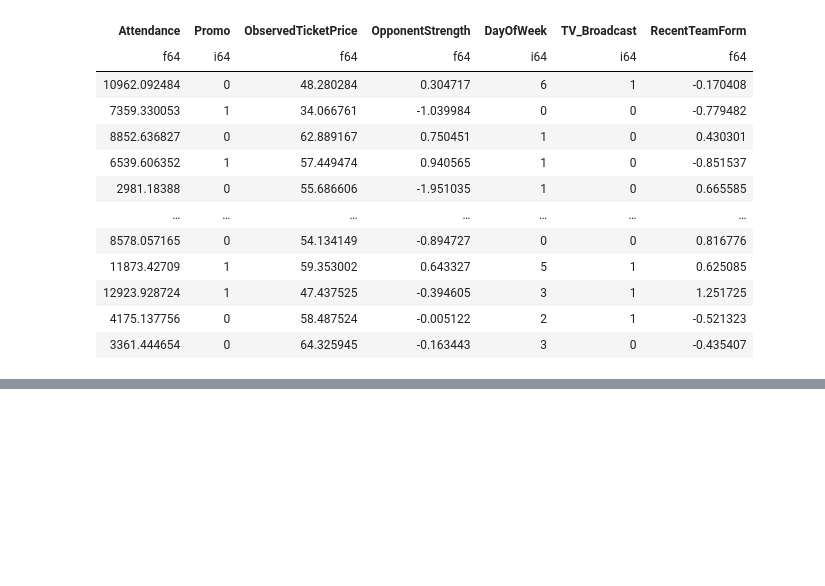
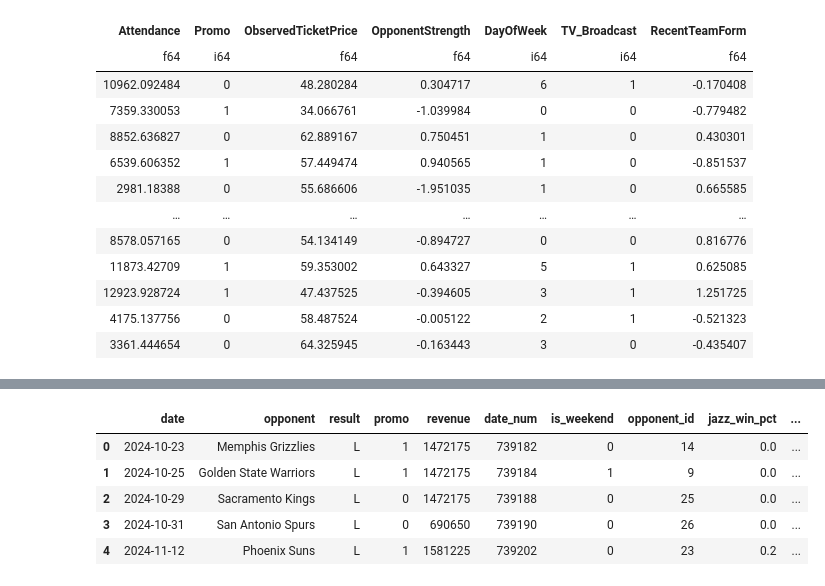
Before and after one commit to kylieeeames/causal_inference_regression, a Jupyter notebook: IS6950.ipynb, the cells around one changed output, grey strips where cells are left out. Saved outputs shown, nothing was run; the diff lists cells and outputs as text; code cells hidden in the pictures; blank space fills up the shorter version.

```diff
--- a/IS6950.ipynb
+++ b/IS6950.ipynb
@@ -136,0 +158,43 @@ shape: (200, 7)
+# %%
+# rename columns
+df = df.rename(columns={
+    "Date": "date",
+    "Opponent": "opponent",
+    "Result": "result",
+    "Jazz W": "jazz_w",
+    "Jazz L": "jazz_l",
+    "Attend." : "attendance",
+    "Promo": "promo",
+    "Opp W": "opp_w",
+    "Opp L ": "opp_l",
+    "Avg Ticket Price": "avg_ticket",
+    "Revenue": "revenue"
+})
+
+# convert date column to datetime objects
+df['date'] = pd.to_datetime(df['date'])
+
+# convert date to numerical
+df["date_num"] = df["date"].map(pd.Timestamp.toordinal)
+
+# create binary weekend column
+df['is_weekend'] = df['date'].dt.day_name().isin(["Friday", "Saturday", "Sunday"]).astype(int)
+
+# assign each opponent an id
+df["opponent_id"] = df["opponent"].astype("category").cat.codes
+
+# calculate win percentages
+df["jazz_win_pct"] = df["jazz_w"] / (df["jazz_w"] + df["jazz_l"])
+df["opp_win_pct"] = df["opp_w"] / (df["opp_w"] + df["opp_l"])
+
+# drop unnecessary columns
+df = df.drop(['jazz_w', 'jazz_l', 'opp_w', 'opp_l', 'avg_ticket', 'attendance'], axis=1)
+
+df.head()
+# %% [output]
+|  | date | opponent | result | promo | revenue | date_num | is_weekend | opponent_id | jazz_win_pct | ... |
+| 0 | 2024-10-23 | Memphis Grizzlies | L | 1 | 1472175 | 739182 | 0 | 14 | 0.0 | ... |
+| 1 | 2024-10-25 | Golden State Warriors | L | 1 | 1472175 | 739184 | 1 | 9 | 0.0 | ... |
+| 2 | 2024-10-29 | Sacramento Kings | L | 0 | 1472175 | 739188 | 0 | 25 | 0.0 | ... |
+| 3 | 2024-10-31 | San Antonio Spurs | L | 0 | 690650 | 739190 | 0 | 26 | 0.0 | ... |
+| 4 | 2024-11-12 | Phoenix Suns | L | 1 | 1581225 | 739202 | 0 | 23 | 0.2 | ... |
```
Also changed, not shown: parts of 7 cells of this notebook.
